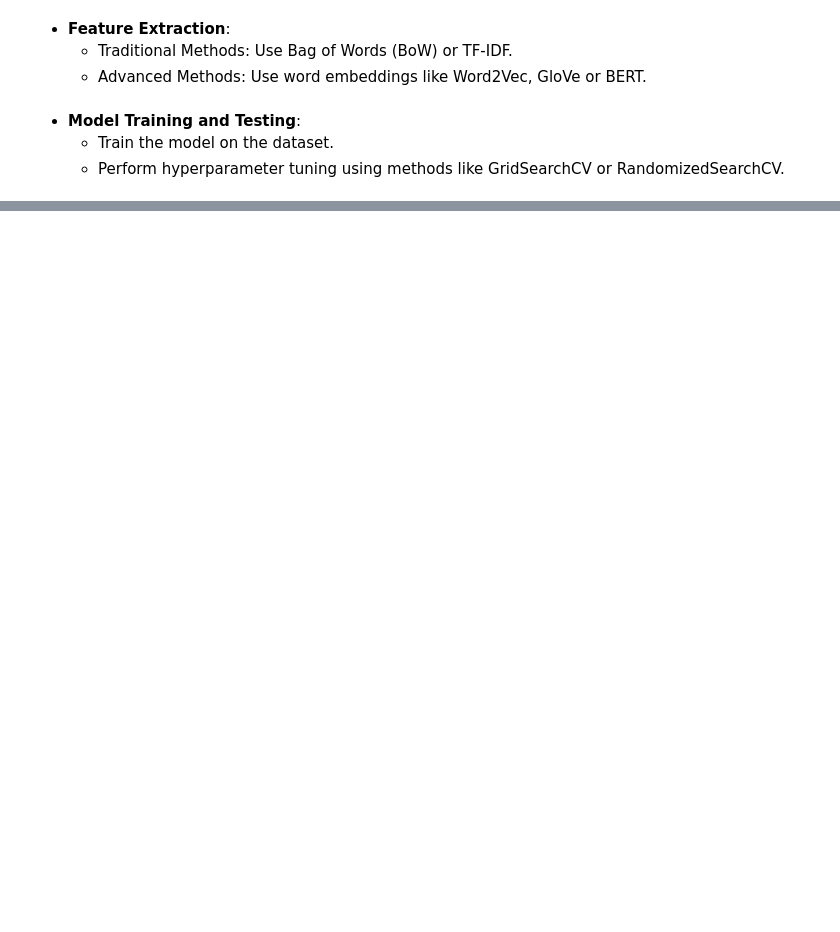
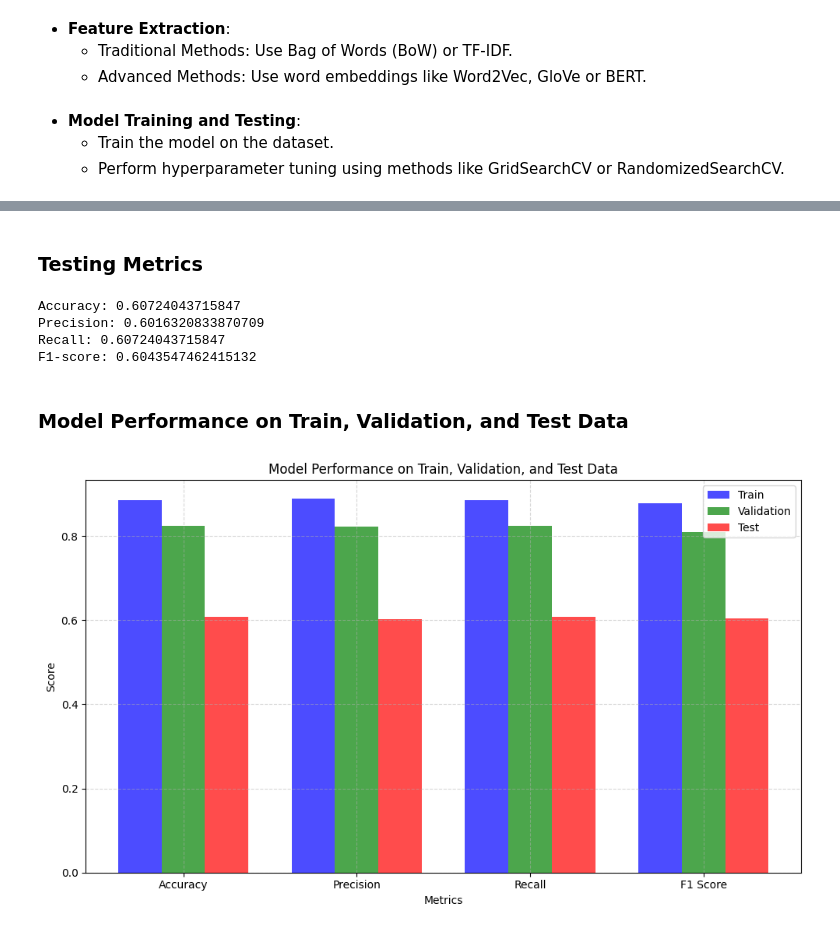
Before and after one commit to porimol/sentiment-analysis, a Jupyter notebook: tweeter-airline-sentiment-analysis.ipynb, the cells around one changed output, grey strips where cells are left out. Drawn from its saved outputs; the diff is of its cells as text; code cells hidden in the pictures; blank space fills up the shorter version.

Commit message:
BERT model added

```diff
--- a/tweeter-airline-sentiment-analysis.ipynb
+++ b/tweeter-airline-sentiment-analysis.ipynb
@@ -419,7 +435,6 @@ Conclusion:
 # BERT implementation
 from transformers import BertTokenizer, BertForSequenceClassification
 from transformers import Trainer, TrainingArguments
-from sklearn.model_selection import train_test_split
 import torch
 
 tokenizer = BertTokenizer.from_pretrained('bert-base-uncased')
@@ -431,9 +446,11 @@ def tokenize_function(examples):
 
 sentiment_df['label'] = sentiment_df['airline_sentiment'].map({'negative': 0, 'neutral': 1, 'positive': 2})
 train_texts, val_texts, train_labels, val_labels = train_test_split(sentiment_df['text'], sentiment_df['label'], test_size=0.2)
+train_texts, test_texts, train_labels, test_labels = train_test_split(train_texts, train_labels, test_size=0.10)
 
 train_encodings = tokenizer(train_texts.tolist(), truncation=True, padding=True)
 val_encodings = tokenizer(val_texts.tolist(), truncation=True, padding=True)
+test_encodings = tokenizer(test_texts.tolist(), truncation=True, padding=True)
 
 class AirlineDataset(torch.utils.data.Dataset):
     def __init__(self, encodings, labels):
@@ -450,6 +467,7 @@ class AirlineDataset(torch.utils.data.Dataset):
 
 train_dataset = AirlineDataset(train_encodings, train_labels.tolist())
 val_dataset = AirlineDataset(val_encodings, val_labels.tolist())
+test_dataset = AirlineDataset(test_encodings, test_labels.tolist())
 # %% [output]
 Some weights of BertForSequenceClassification were not initialized from the model checkpoint at bert-base-uncased and are newly initialized: ['classifier.bias', 'classifier.weight']
 You should probably TRAIN this model on a down-stream task to be able to use it for predictions and inference.
@@ -496,0 +537,13 @@ ImportError: Using the `Trainer` with `PyTorch` requires `accelerate>=0.26.0`: P
+# %%
+train_predictions = trainer.predict(train_dataset)
+train_preds = train_predictions.predictions.argmax(-1)
+
+train_accuracy = accuracy_score(train_labels, train_preds)
+train_precision = precision_score(train_labels, train_preds, average='weighted')
+train_recall = recall_score(train_labels, train_preds, average='weighted')
+train_f1 = f1_score(train_labels, train_preds, average='weighted')
+
+print(f'Accuracy: {train_accuracy}')
+print(f'Precision: {train_precision}')
+print(f'Recall: {train_recall}')
+print(f'F1-score: {train_f1}')
@@ -541,0 +575,63 @@ In the tweets datset there was no target classs label. To get better result we c
+# %% [markdown]
+### Testing Metrics
+# %%
+test_predictions = trainer.predict(test_dataset)
+test_preds = test_predictions.predictions.argmax(-1)
+
+test_accuracy = accuracy_score(test_labels, test_preds)
+test_precision = precision_score(test_labels, test_preds, average='weighted')
+test_recall = recall_score(test_labels, test_preds, average='weighted')
+test_f1 = f1_score(test_labels, test_preds, average='weighted')
+
+print(f'Accuracy: {accuracy}')
+print(f'Precision: {precision}')
+print(f'Recall: {recall}')
+print(f'F1-score: {f1}')
+# %% [output]
+Accuracy: 0.60724043715847
+Precision: 0.6016320833870709
+Recall: 0.60724043715847
+F1-score: 0.6043547462415132
+# %% [markdown]
+### Model Performance on Train, Validation, and Test Data
+# %%
+# Define the metrics
+metrics = ['Accuracy', 'Precision', 'Recall', 'F1 Score']
+
+# Define the scores for each dataset (train, validation, test)
+train_scores = [train_accuracy, train_precision, train_recall, train_f1]
+val_scores = [val_accuracy, val_precision, val_recall, val_f1]
+test_scores = [accuracy, precision, recall, f1]
+
+# Create a figure and axis for plotting
+fig, ax = plt.subplots(figsize=(10, 6))
+
+# Define the positions for the bars on the x-axis
+x = range(len(metrics))
+
+# Plot the bars for each dataset
+width = 0.25  # Bar width
+ax.bar(x, train_scores, width, label='Train', color='blue', alpha=0.7)
+ax.bar([i + width for i in x], val_scores, width, label='Validation', color='green', alpha=0.7)
+ax.bar([i + 2 * width for i in x], test_scores, width, label='Test', color='red', alpha=0.7)
+
+# Add labels and title
+ax.set_xlabel('Metrics')
+ax.set_ylabel('Score')
+ax.set_title('Model Performance on Train, Validation, and Test Data')
+
+# Set the x-ticks to be in the middle of the bars
+ax.set_xticks([i + width for i in x])
+ax.set_xticklabels(metrics)
+
+plt.grid(axis='y', linestyle='--', alpha=0.5)
+plt.grid(axis='x', linestyle='--', alpha=0.5)
+
+# Add a legend
+ax.legend()
+
+# Show the plot
+plt.tight_layout()
+plt.show()
+# %% [output]
+[figure, added]
```
Also changed, not shown: parts of 29 cells of this notebook, 1 other file.
